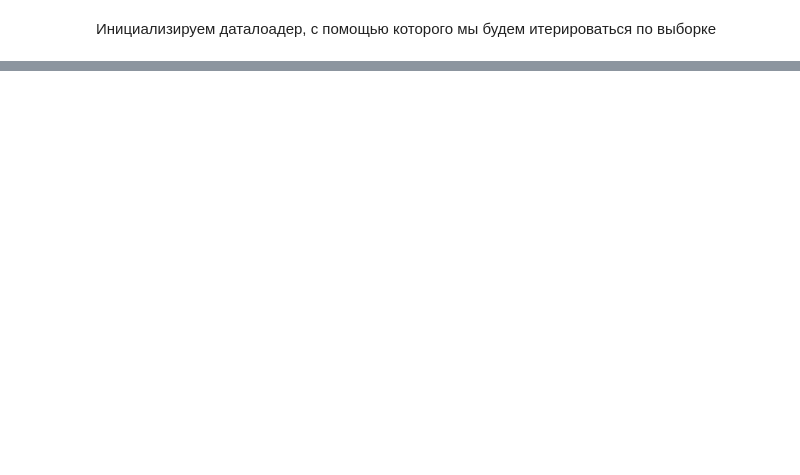
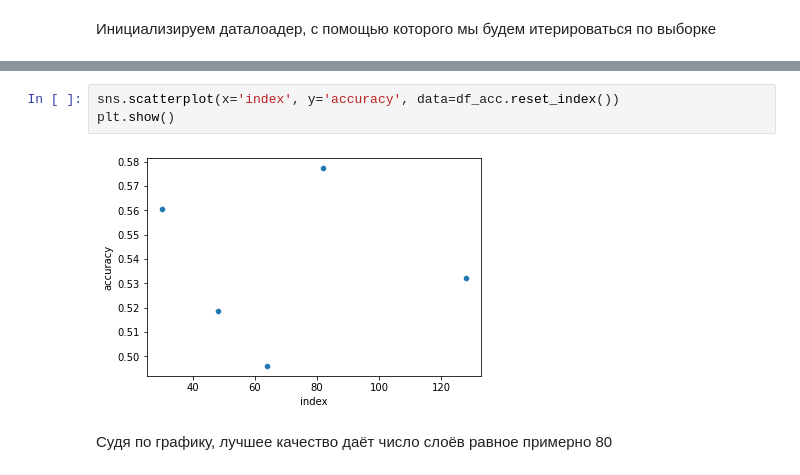
Before and after one commit to ArtamonovDen/HSE-ML, a Jupyter notebook: lab2.ipynb, the cells around one changed output, grey strips where cells are left out. Saved outputs shown, nothing was run; the diff lists cells and outputs as text; blank space fills up the shorter version.

```diff
--- a/lab2.ipynb
+++ b/lab2.ipynb
@@ -142,0 +647,7 @@ print('Finished Training')
+# %%
+sns.scatterplot(x='index', y='accuracy', data=df_acc.reset_index())
+plt.show()
+# %% [output]
+[figure, added]
+# %% [markdown]
+Судя по графику, лучшее качество даёт число слоёв равное примерно 80
```
Also changed, not shown: parts of 89 cells of this notebook, 1 other file.
